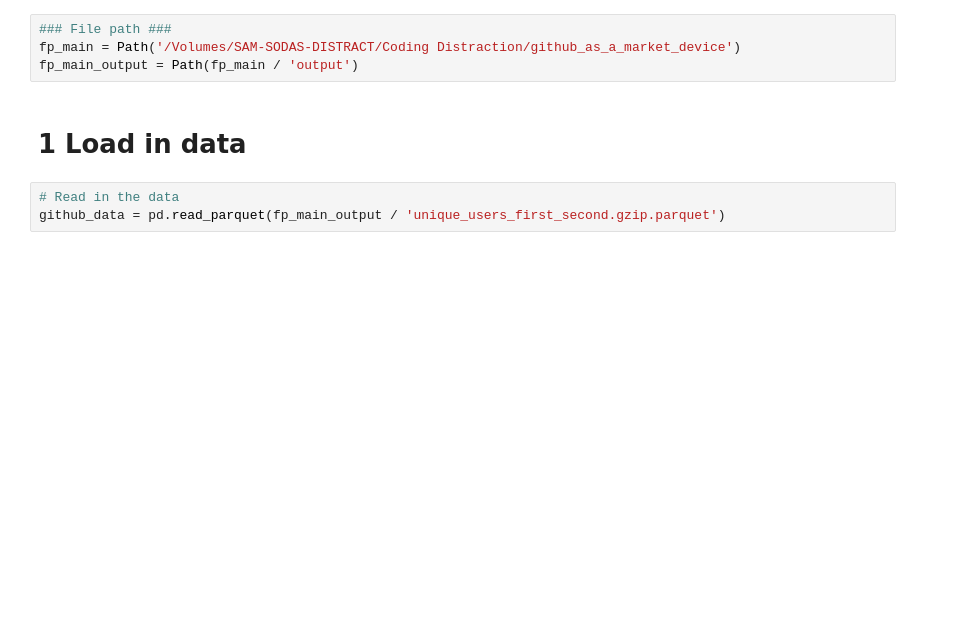
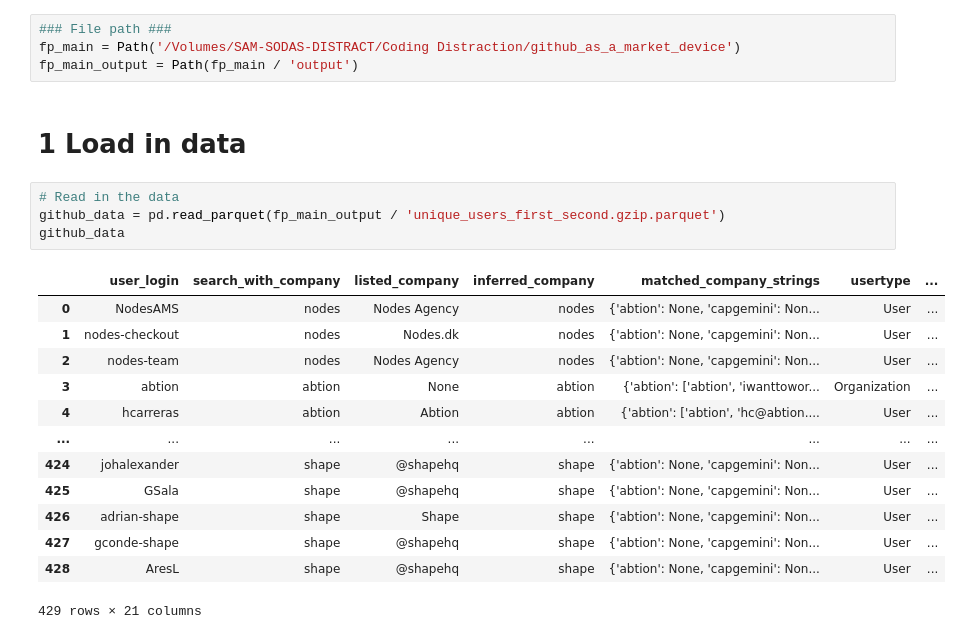
Before and after one commit to asgerkromand/github-as-market-device, a Jupyter notebook: github_market/5. Visualizing network.ipynb, the cells around one changed output. Saved outputs shown, nothing was run; the diff lists cells and outputs as text; blank space fills up the shorter version.

```diff
--- a/github_market/5. Visualizing network.ipynb
+++ b/github_market/5. Visualizing network.ipynb
@@ -22,6 +22,21 @@ fp_main_output = Path(fp_main / 'output')
 # %%
 # Read in the data
 github_data = pd.read_parquet(fp_main_output / 'unique_users_first_second.gzip.parquet')
+github_data
+# %% [output]
+|  | user_login | search_with_company | listed_company | inferred_company | matched_company_strings | usertype | ... |
+| 0 | NodesAMS | nodes | Nodes Agency | nodes | {'abtion': None, 'capgemini': Non... | User | ... |
+| 1 | nodes-checkout | nodes | Nodes.dk | nodes | {'abtion': None, 'capgemini': Non... | User | ... |
+| 2 | nodes-team | nodes | Nodes Agency | nodes | {'abtion': None, 'capgemini': Non... | User | ... |
+| 3 | abtion | abtion | None | abtion | {'abtion': ['abtion', 'iwanttowor... | Organization | ... |
+| 4 | hcarreras | abtion | Abtion | abtion | {'abtion': ['abtion', 'hc@abtion.... | User | ... |
+| ... | ... | ... | ... | ... | ... | ... | ... |
+| 424 | johalexander | shape | @shapehq | shape | {'abtion': None, 'capgemini': Non... | User | ... |
+| 425 | GSala | shape | @shapehq | shape | {'abtion': None, 'capgemini': Non... | User | ... |
+| 426 | adrian-shape | shape | Shape | shape | {'abtion': None, 'capgemini': Non... | User | ... |
+| 427 | gconde-shape | shape | @shapehq | shape | {'abtion': None, 'capgemini': Non... | User | ... |
+| 428 | AresL | shape | @shapehq | shape | {'abtion': None, 'capgemini': Non... | User | ... |
+429 rows × 21 columns
 # %%
 constructor = NetworkEdgeListConstructor(github_data)
 all_edges_user_level, attention_edges_user_level, collaboration_edges_user_level = constructor.get_edge_lists()
```
Also changed, not shown: parts of 4 cells of this notebook, 16 other files.
